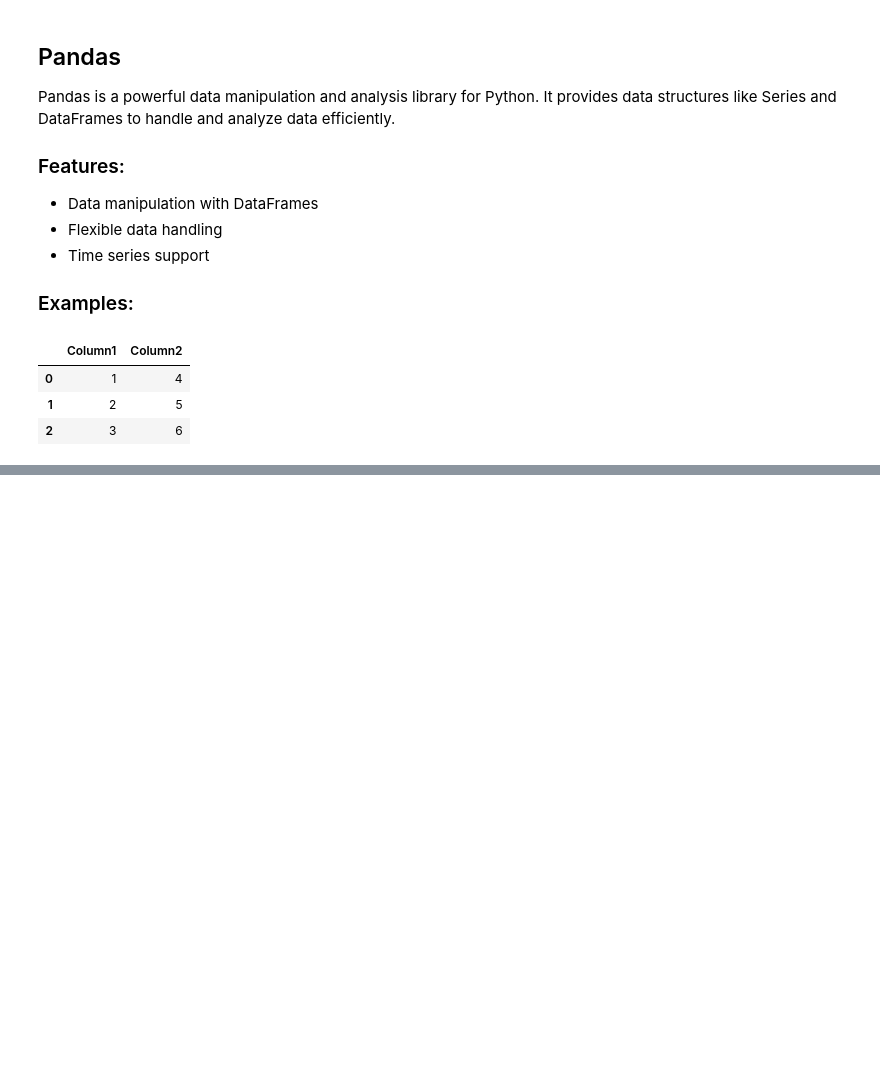
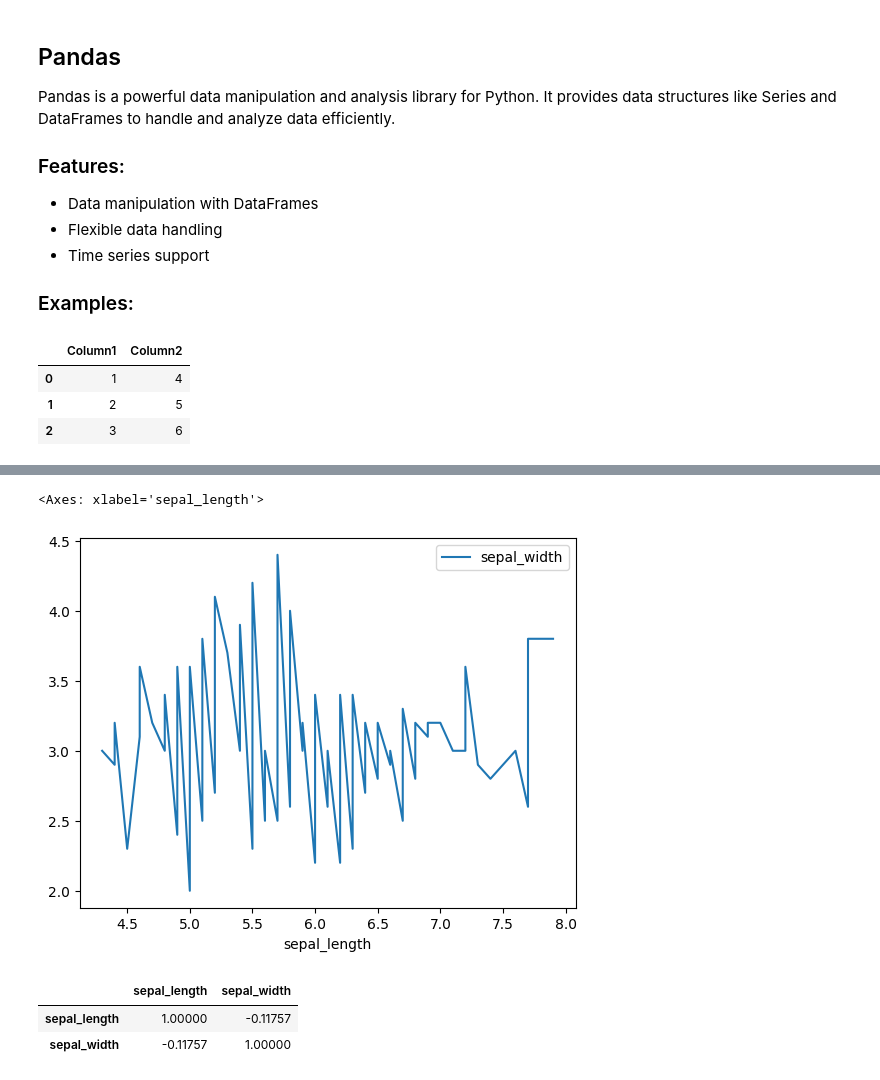
Before and after one commit to Bluerrror/Python-Course, a Jupyter notebook: Python_third_session.ipynb, the cells around one changed output, grey strips where cells are left out. Saved outputs shown, nothing was run; the diff lists cells and outputs as text; code cells hidden in the pictures; blank space fills up the shorter version.

```diff
--- a/Python_third_session.ipynb
+++ b/Python_third_session.ipynb
@@ -957,0 +998,13 @@ df
+# %%
+# Example 6: Plot line sorted two columns
+df.sort_values(['sepal_length','sepal_width']).plot(x='sepal_length',y='sepal_width')
+# %% [output]
+<Axes: xlabel='sepal_length'>
+[figure, added]
+# %%
+# Example 7: correlation
+df[['sepal_length','sepal_width']].corr()
+# %% [output]
+|  | sepal_length | sepal_width |
+| sepal_length | 1.00000 | -0.11757 |
+| sepal_width | -0.11757 | 1.00000 |
```
Also changed, not shown: parts of 15 cells of this notebook.
